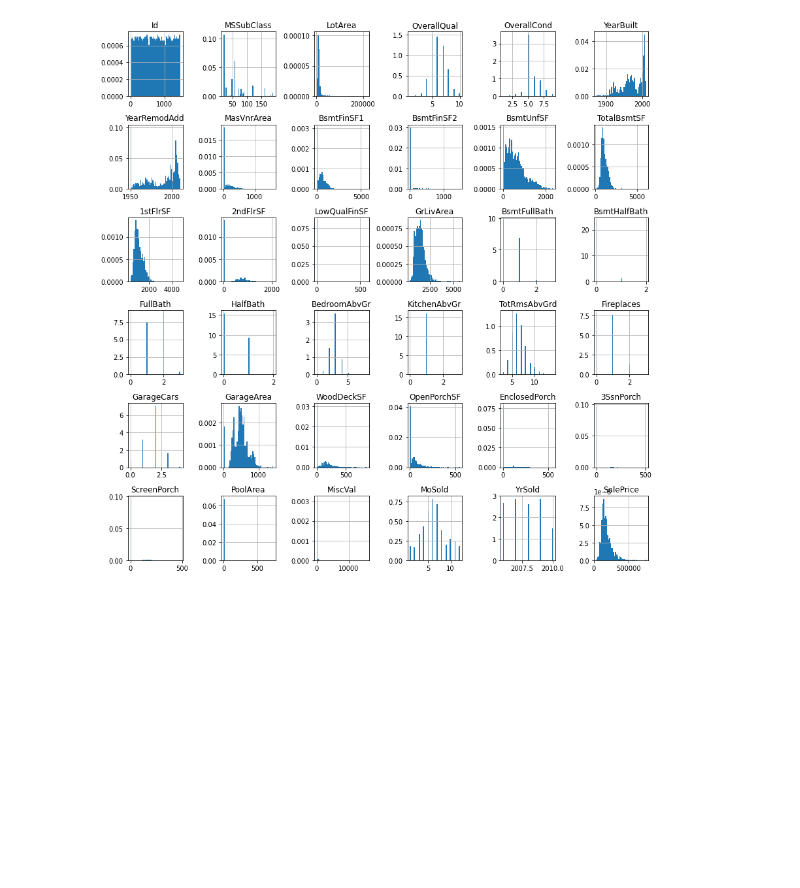
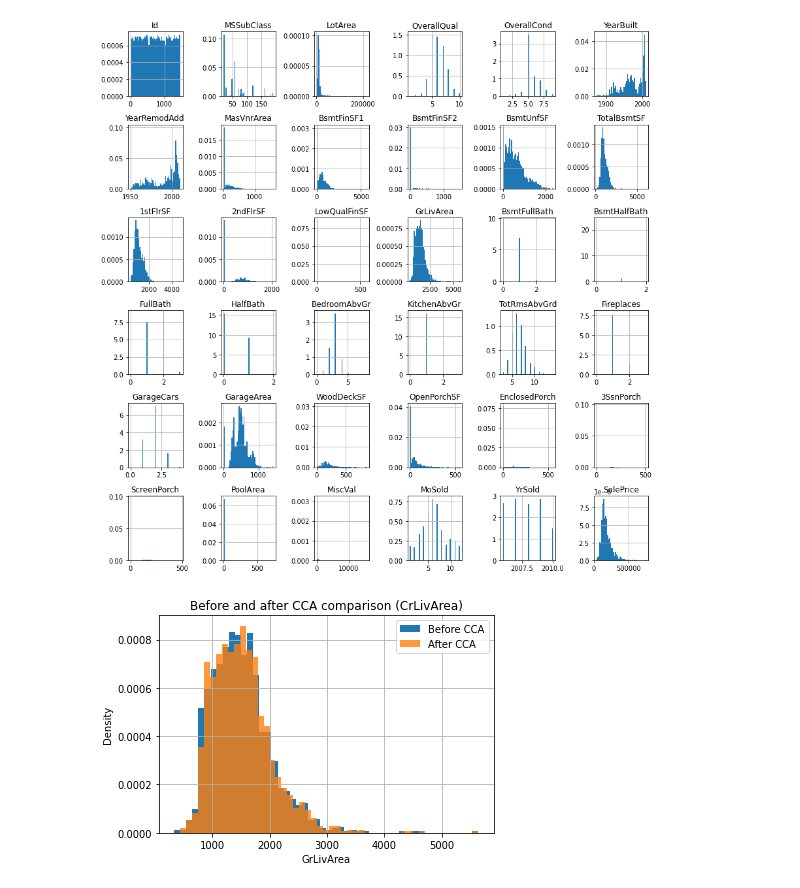
Before and after one commit to mkang32/feature-engineering, a Jupyter notebook: notebooks/missing_data_imputation/01.Complete_Case_Analysis.ipynb, the cells around one changed output. Saved outputs shown, nothing was run; the diff lists cells and outputs as text; code cells hidden in the pictures; blank space fills up the shorter version.

```diff
--- a/notebooks/01.Complete_Case_Analysis.ipynb
+++ b/notebooks/missing_data_imputation/01.Complete_Case_Analysis.ipynb
@@ -181,3 +182,16 @@ plt.tight_layout()
 plt.show()
 # %% [output]
 [figure]
+# %%
+# check the data before and after: Histogram
+fig, ax = plt.subplots()
+df['GrLivArea'].hist(bins=50, density=True)
+df_cca['GrLivArea'].hist(bins=50, density=True, alpha=0.8)
+
+ax.set_xlabel('GrLivArea')
+ax.set_ylabel('Density')
+ax.set_title('Before and after CCA comparison (CrLivArea)')
+ax.legend(['Before CCA', 'After CCA'])
+plt.show()
+# %% [output]
+[figure, added]
```
Also changed, not shown: parts of 14 cells of this notebook, 6 other files.
